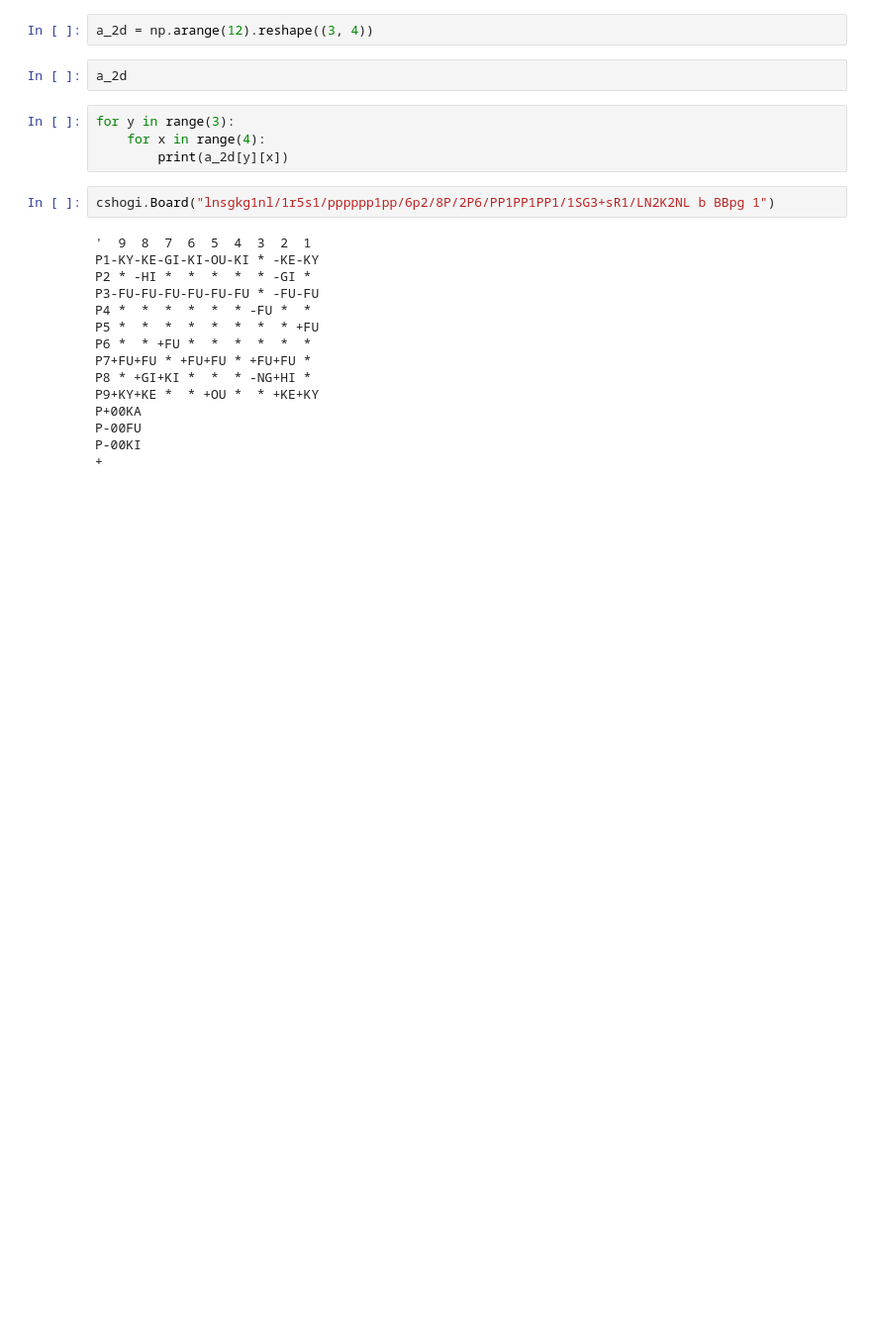
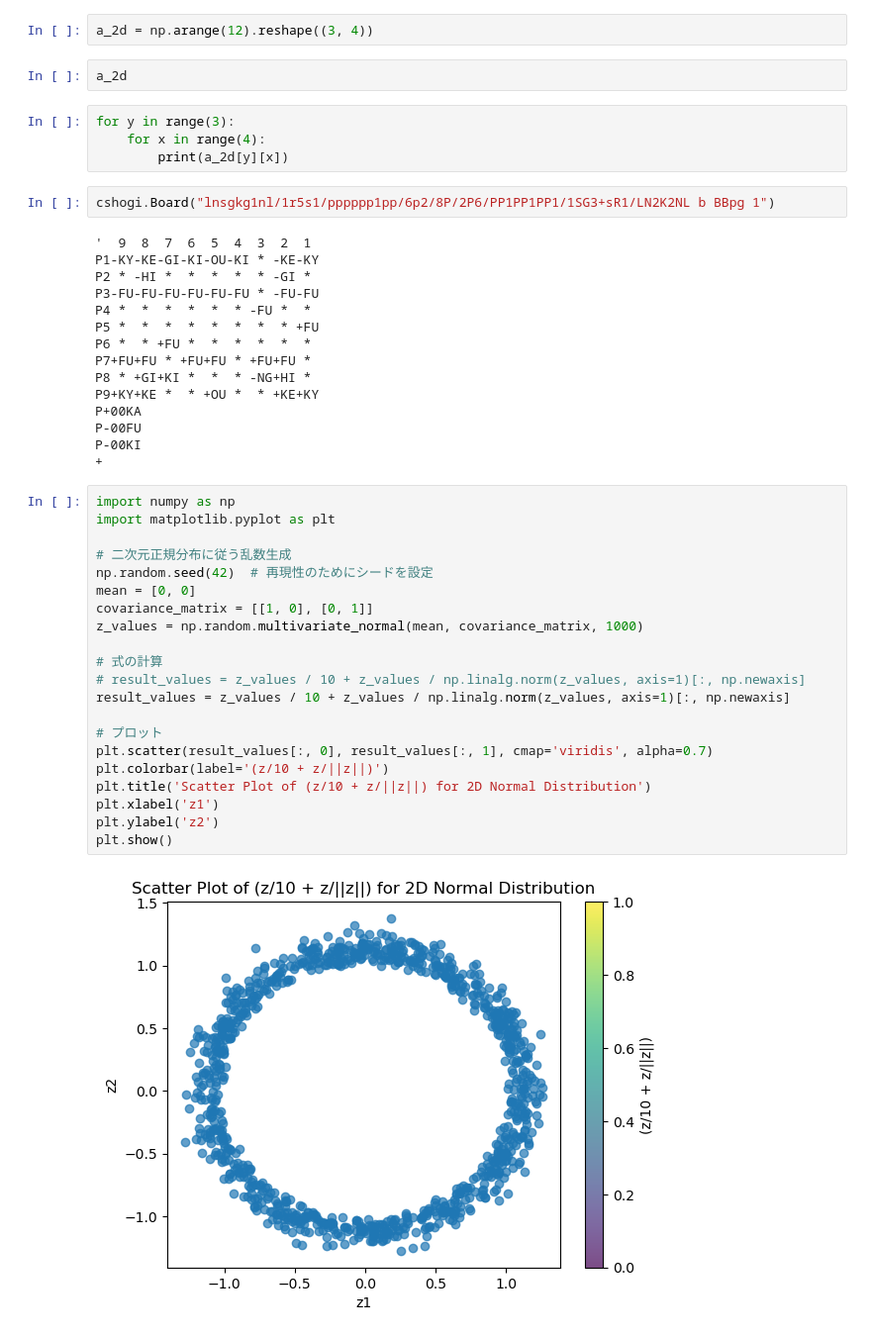
Before and after one commit to tatuyosi98/humanized-models-for-board-games, a Jupyter notebook: shogi/notebooks/test.ipynb, the cells around one changed output. Shown at 99% size. Saved outputs shown, nothing was run; the diff lists cells and outputs as text; blank space fills up the shorter version.

```diff
--- a/shogi/notebooks/test.ipynb
+++ b/shogi/notebooks/test.ipynb
@@ -202,3 +202,26 @@ P+00KA
 P-00FU
 P-00KI
 +
+# %%
+import numpy as np
+import matplotlib.pyplot as plt
+
+# 二次元正規分布に従う乱数生成
+np.random.seed(42)  # 再現性のためにシードを設定
+mean = [0, 0]
+covariance_matrix = [[1, 0], [0, 1]]
+z_values = np.random.multivariate_normal(mean, covariance_matrix, 1000)
+
+# 式の計算
+# result_values = z_values / 10 + z_values / np.linalg.norm(z_values, axis=1)[:, np.newaxis]
+result_values = z_values / 10 + z_values / np.linalg.norm(z_values, axis=1)[:, np.newaxis]
+
+# プロット
+plt.scatter(result_values[:, 0], result_values[:, 1], cmap='viridis', alpha=0.7)
+plt.colorbar(label='(z/10 + z/||z||)')
+plt.title('Scatter Plot of (z/10 + z/||z||) for 2D Normal Distribution')
+plt.xlabel('z1')
+plt.ylabel('z2')
+plt.show()
+# %% [output]
+[figure, added]
```
Also changed, not shown: 1 other file.
